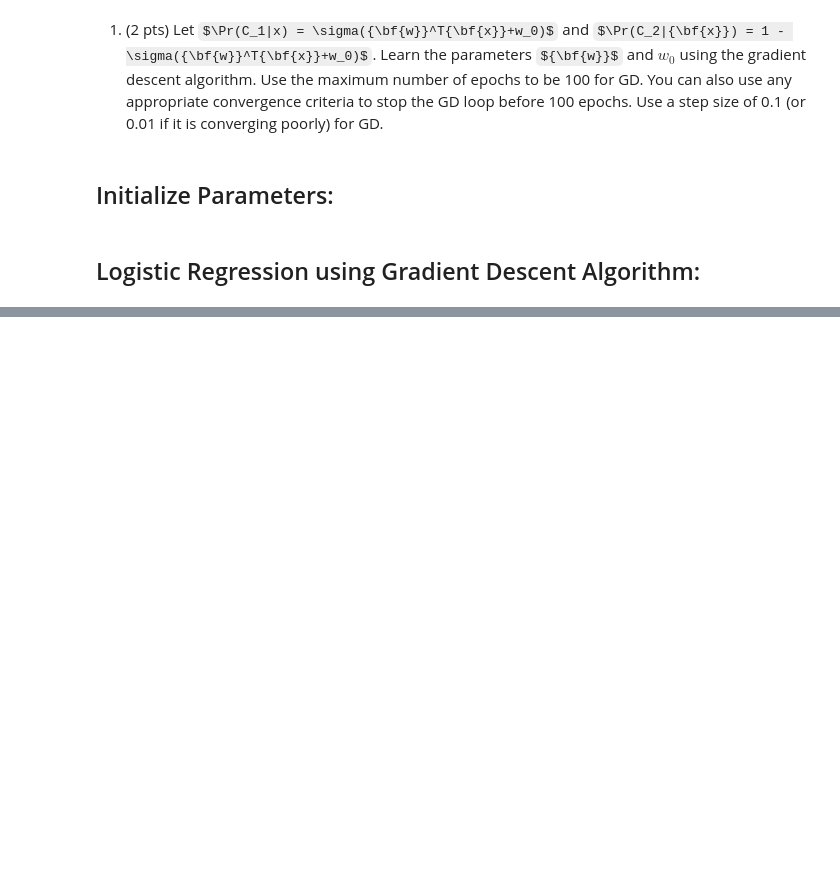
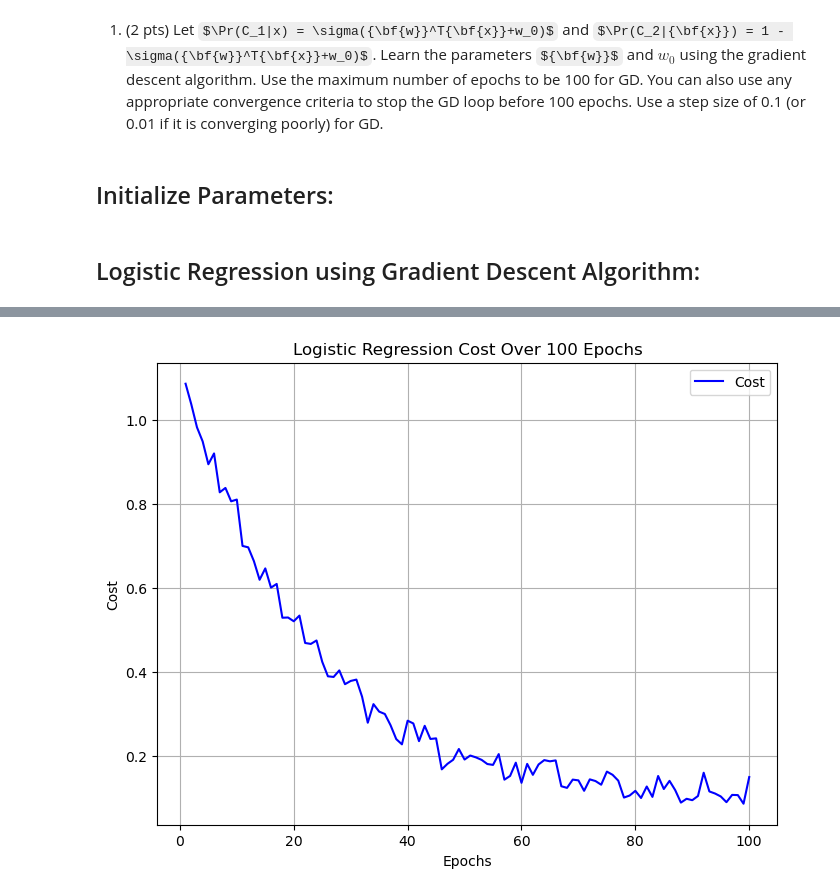
Before and after one commit to benymaxparsa/Concordia-COMP6321-MachineLearning, a Jupyter notebook: Assignment 1/ParsaKamalipour_COMP6321_A1.ipynb, the cells around one changed output, grey strips where cells are left out. Drawn from its saved outputs; the diff is of its cells as text; code cells hidden in the pictures; some formulas as TeX source; blank space fills up the shorter version.

```diff
--- a/Assignment 1/ParsaKamalipour_COMP6321_A1.ipynb
+++ b/Assignment 1/ParsaKamalipour_COMP6321_A1.ipynb
@@ -118,8 +120,8 @@ epsilon_tolerance = 1e-6
 # %% [markdown]
 ## Logistic Regression using Gradient Descent Algorithm:
 # %%
-def sigmoid(z):
-    return 1 / (1 + np.exp(-z))
+def sigmoid(r):
+    return 1 / (1 + np.exp(-r))
 # %%
 def function_input_calculator(w, x, w0):
     return np.dot(x, w) + w0
@@ -136,4 +138,4 @@ def learn(x, err, num_of_samples, learn_rate):
     return w, w0
 # %%
 def loss_function(y, predict_y):
-    return -np.mean(y * np.log(predict_y + 1e-15) + (1 - y) * np.log(1 - predict_y + 1e-15))
+    return -np.mean(y * np.log(predict_y + 1e-6) + (1 - y) * np.log(1 - predict_y + 1e-6))
@@ -204,0 +183,2 @@ Learned bias term w0:
+# %%
+weight, bias, loss_records, error_rate_records = logistic_regression_gd(max_epochs, data_x, data_y, w_weight_vector, w0_bias, number_of_samples, learning_rate_large)
@@ -204,0 +241,2 @@ Learned bias term w0:
+# %%
+test_weight, test_bias, test_loss_records, test_error_rate_records = logistic_regression_gd(max_epochs, data_x, data_y, weight, bias, number_of_samples, learning_rate_large)
@@ -204,0 +261,13 @@ Learned bias term w0:
+# %%
+epochs = range(1, len(loss_records) + 1)
+plt.figure(figsize=(8, 6))
+plt.plot(epochs, test_loss_records, label='Cost', color='blue')
+plt.xlabel('Epochs')
+plt.ylabel('Cost')
+plt.title('Logistic Regression Cost Over 100 Epochs')
+plt.grid(True)
+plt.legend()
+plt.show()
+6
+# %% [output]
+[figure, added]
```
Also changed, not shown: parts of 16 cells of this notebook, 2 other files.
